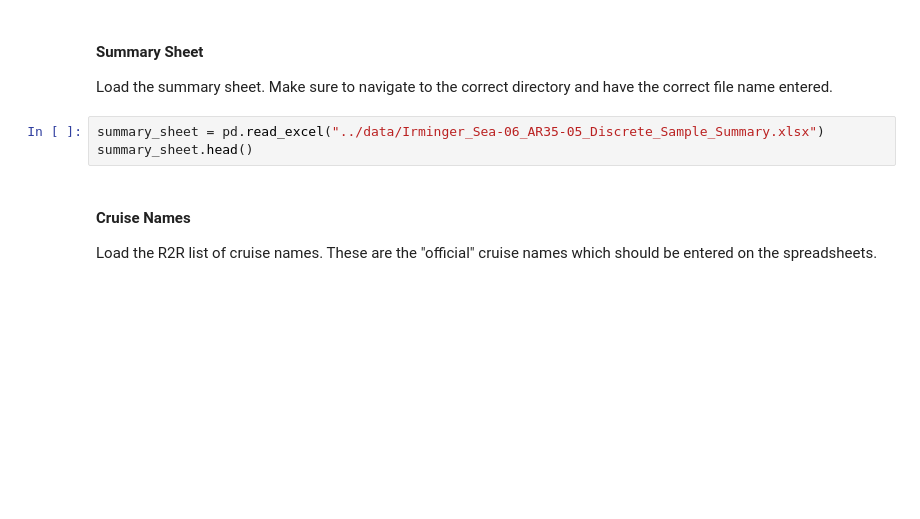
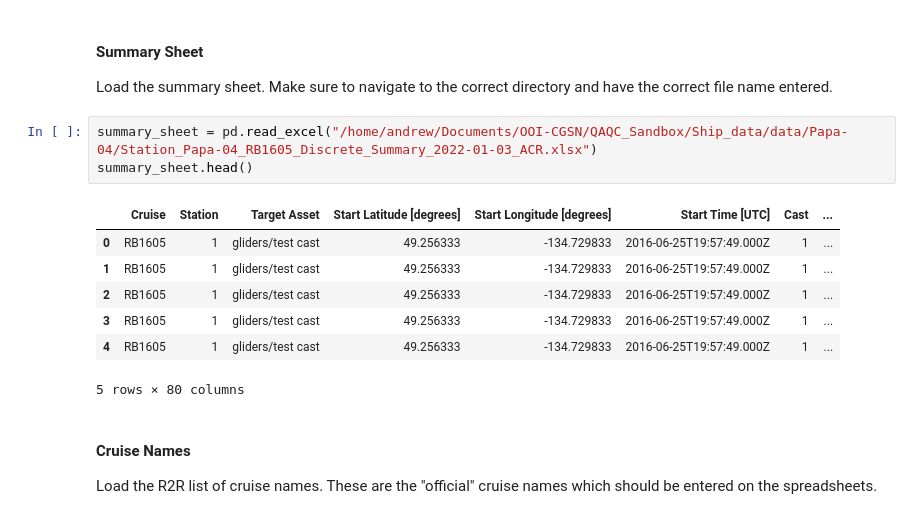
Before and after one commit to WHOIGit/ooicgsn-data-tools, a Jupyter notebook: discrete_summary_checker/example/Check_Format.ipynb, the cells around one changed output. Drawn from its saved outputs; the diff is of its cells as text; blank space fills up the shorter version.

```diff
--- a/discrete_summary_checker/example/Check_Format.ipynb
+++ b/discrete_summary_checker/example/Check_Format.ipynb
@@ -19,8 +19,16 @@ import numpy as np
 #### Summary Sheet
 Load the summary sheet. Make sure to navigate to the correct directory and have the correct file name entered.
 # %%
-summary_sheet = pd.read_excel("../data/Irminger_Sea-06_AR35-05_Discrete_Sample_Summary.xlsx")
+summary_sheet = pd.read_excel("/home/andrew/Documents/OOI-CGSN/QAQC_Sandbox/Ship_data/data/Papa-04/Station_Papa-04_RB1605_Discrete_Summary_2022-01-03_ACR.xlsx")
 summary_sheet.head()
+# %% [output]
+|  | Cruise | Station | Target Asset | Start Latitude [degrees] | Start Longitude [degrees] | Start Time [UTC] | Cast | ... |
+| 0 | RB1605 | 1 | gliders/test cast | 49.256333 | -134.729833 | 2016-06-25T19:57:49.000Z | 1 | ... |
+| 1 | RB1605 | 1 | gliders/test cast | 49.256333 | -134.729833 | 2016-06-25T19:57:49.000Z | 1 | ... |
+| 2 | RB1605 | 1 | gliders/test cast | 49.256333 | -134.729833 | 2016-06-25T19:57:49.000Z | 1 | ... |
+| 3 | RB1605 | 1 | gliders/test cast | 49.256333 | -134.729833 | 2016-06-25T19:57:49.000Z | 1 | ... |
+| 4 | RB1605 | 1 | gliders/test cast | 49.256333 | -134.729833 | 2016-06-25T19:57:49.000Z | 1 | ... |
+5 rows × 80 columns
 # %% [markdown]
 #### Cruise Names
 Load the R2R list of cruise names. These are the "official" cruise names which should be entered on the spreadsheets.
```
Also changed, not shown: parts of 3 cells of this notebook, 43 other files.
